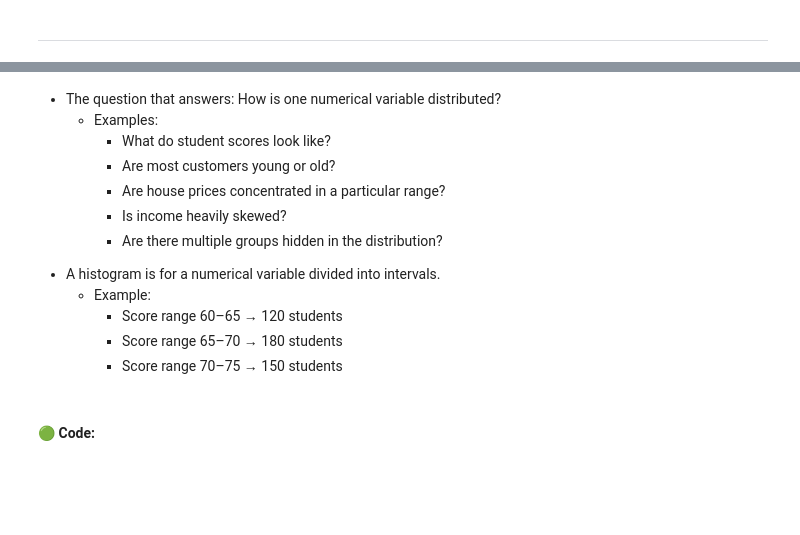
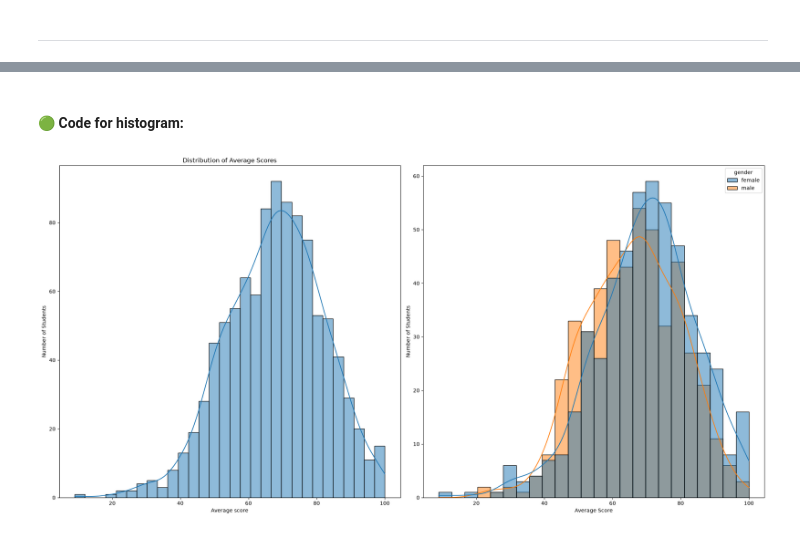
Before and after one commit to Adrinaesf/Generic-ML-Project, a Jupyter notebook: notebooks/4. DATA VISUALIZATION.ipynb, the cells around one changed output, grey strips where cells are left out. Cells and saved outputs as stored; diff of their text form; code cells hidden in the pictures; blank space fills up the shorter version.

```diff
--- a/notebooks/4. DATA VISUALIZATION.ipynb
+++ b/notebooks/4. DATA VISUALIZATION.ipynb
@@ -192,16 +223,44 @@ ________________________________________________________________________
-# %% [markdown]
-- The question that answers: How is one numerical variable distributed?
-    - Examples:
-        - What do student scores look like?
-        - Are most customers young or old?
-        - Are house prices concentrated in a particular range?
-        - Is income heavily skewed?
-        - Are there multiple groups hidden in the distribution?
-
-* A histogram is for a numerical variable divided into intervals.
-    - Example:
-        - Score range 60–65 → 120 students
-        - Score range 65–70 → 180 students
-        - Score range 70–75 → 150 students
 # %% [markdown]
-#### 🟢 Code:
+#### 🟢 Code for histogram:
+# %%
+# Creating two subplots:
+fig, axes = plt.subplots(
+    nrows=1,
+    ncols=2,
+    figsize=(20,10)
+)
+
+df["average"] = (df["math score"] + df["reading score"] + df["writing score"]) / 3
+# use sns to make the histogram for axes[0]:
+sns.histplot(
+    data = df,
+    x = "average",
+    bins = 30,
+    kde = True,
+    ax = axes[0]
+)
+
+# Setting notes for axes[0]
+axes[0].set_title("Distribution of Average Scores")
+axes[0].set_xlabel("Average score")
+axes[0].set_ylabel("Number of Students")
+
+# Creating histogram for axes[1]
+sns.histplot(
+    data = df,
+    x = "average",
+    hue = "gender",
+    kde = True,
+    ax = axes[1]
+)
+
+# Setting notes for axes[1]
+axes[1].set_label("Distribution of Average Based on Gender")
+axes[1].set_xlabel("Average Score")
+axes[1].set_ylabel("Number of Students")
+
+
+plt.tight_layout() # Fitting the graphs to figure size
+plt.show()
+# %% [output]
+[figure, added]
```
Also changed, not shown: parts of 11 cells of this notebook.
